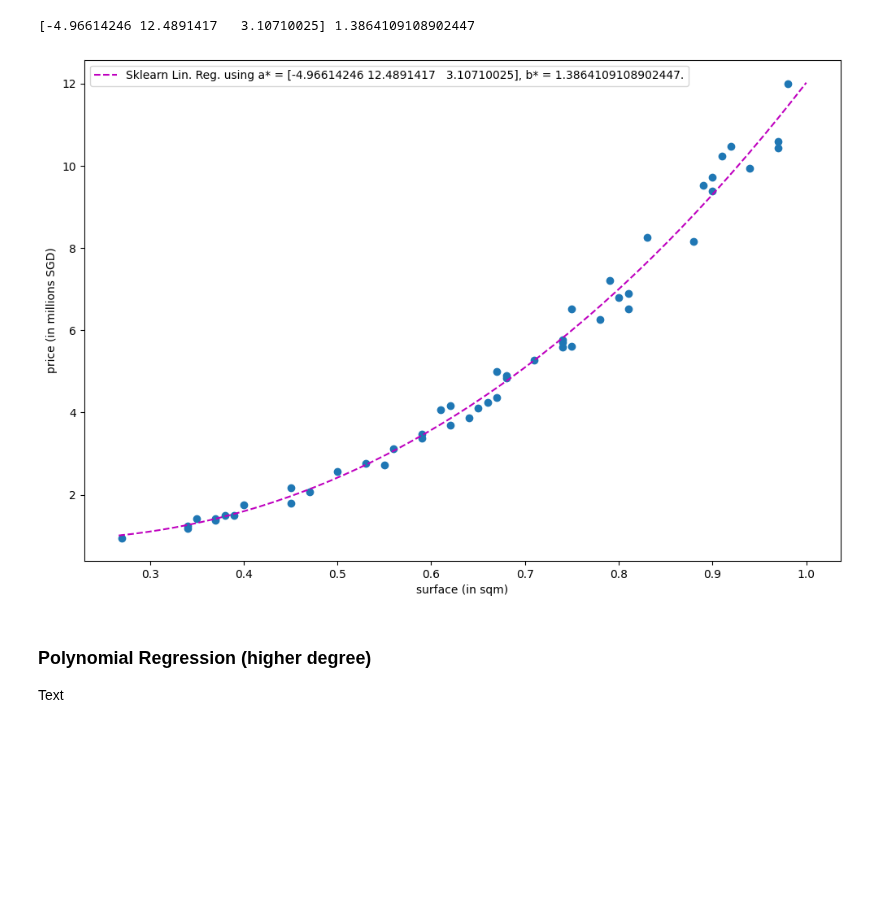
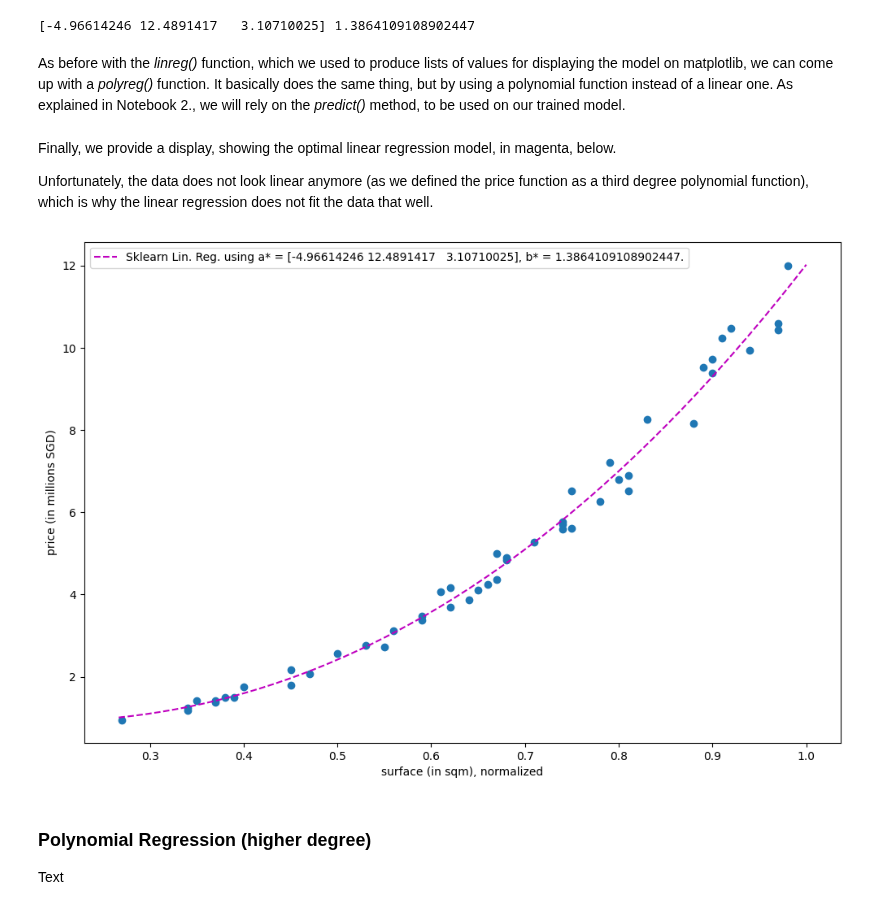
Before and after one commit to matthieudemari/SUTD_DL_50_039, a Jupyter notebook: W1/0. All/Code files/3. Polynomial Regression, Train-Test Splitting and Overfitting-Underfitting.ipynb, the cells around one changed output. Drawn from its saved outputs; the diff is of its cells as text; code cells hidden in the pictures; blank space fills up the shorter version.

```diff
--- a/W1/0. All/Code files/3. Polynomial Regression, Train-Test Splitting and Overfitting-Underfitting.ipynb
+++ b/W1/0. All/Code files/3. Polynomial Regression, Train-Test Splitting and Overfitting-Underfitting.ipynb
@@ -145,26 +147,32 @@ b_sk = poly_reg_model.intercept_
 print(a_sk, b_sk)
 # %% [output]
 [-4.96614246 12.4891417   3.10710025] 1.3864109108902447
+# %% [markdown]
+As before with the *linreg()* function, which we used to produce lists of values for displaying the model on matplotlib, we can come up with a *polyreg()* function. It basically does the same thing, but by using a polynomial function instead of a linear one. As explained in Notebook 2., we will rely on the *predict()* method, to be used on our trained model.
 # %%
 def polyreg(poly_reg_model, n_degree, min_surf, max_surf, n_points = 50):
     return [(x, poly_reg_model.predict(np.array([[x**(i+1) for i in range(n_degree)]]))) for x in np.linspace(min_surf/max_surf, 1, n_points)]
+# %% [markdown]
+Finally, we provide a display, showing the optimal linear regression model, in magenta, below.
+
+Unfortunately, the data does not look linear anymore (as we defined the price function as a third degree polynomial function), which is why the linear regression does not fit the data that well.
 # %%
 # Display dataset
 plt.figure(figsize = (12, 8))
 plt.scatter(inputs, outputs)
-plt.xlabel("surface (in sqm)")
+plt.xlabel("surface (in sqm), normalized")
 plt.ylabel("price (in millions SGD)")
 
 # Optimal linreg
 polyreg_dataset = polyreg(poly_reg_model, n_degree, min_surf, max_surf, n_points)
 legend = "Sklearn Lin. Reg. using a* = {}, b* = {}.".format(a_sk, b_sk)
 plt.plot(get_x_list(polyreg_dataset), get_y_list(polyreg_dataset), 'm--', label = legend)
 
 # Display
-plt.legend(loc='best')
+plt.legend(loc = 'best')
 plt.show()
 # %% [output]
-[figure, old version]
+[figure, new version]
 # %% [markdown]
 ### Polynomial Regression (higher degree)
 
```
Also changed, not shown: parts of 7 cells of this notebook, 3 other files.
